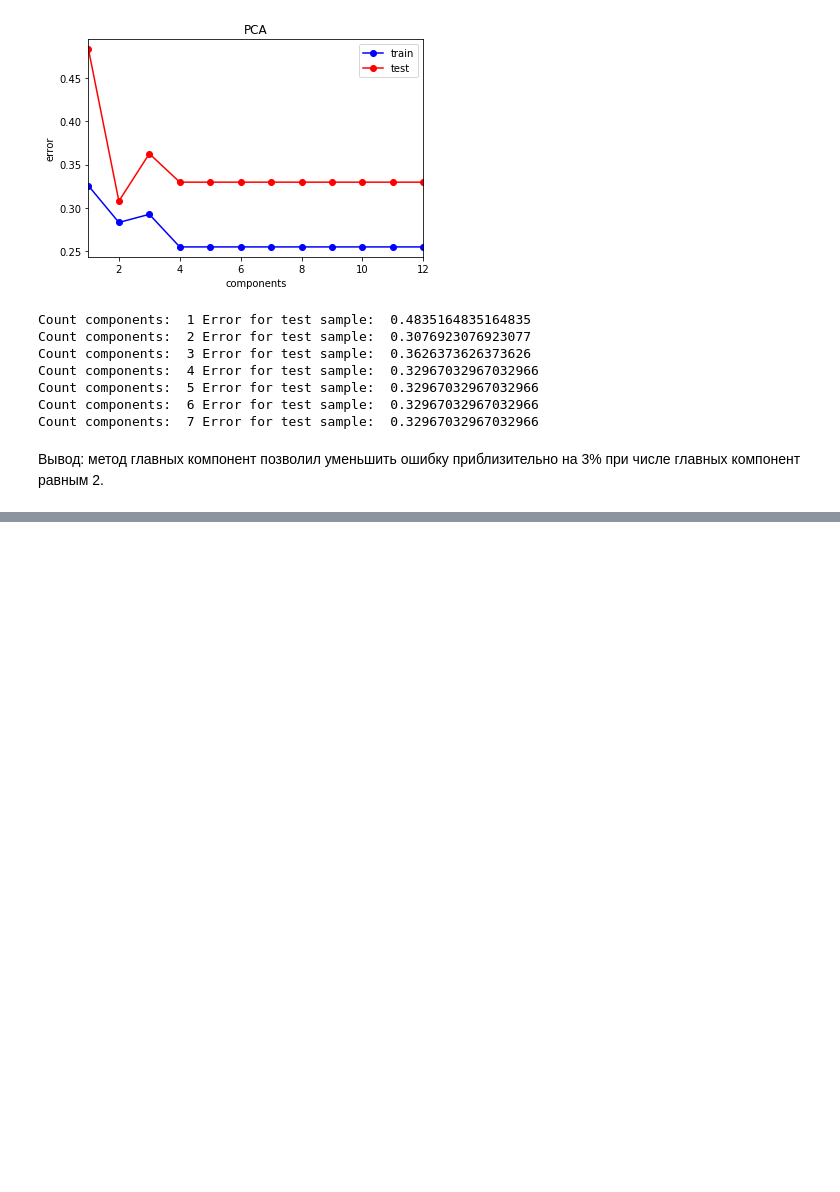
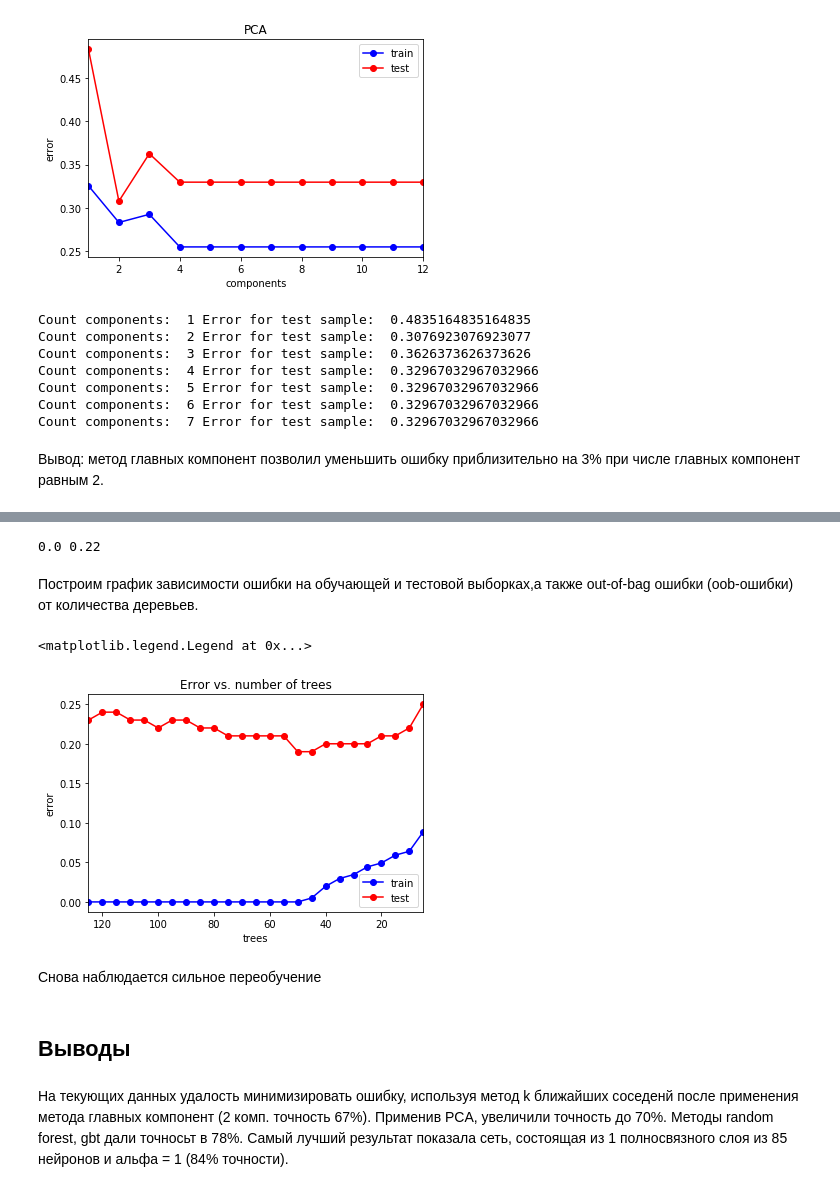
Before and after one commit to Mobious96/matstat, a Jupyter notebook: heart.ipynb, the cells around one changed output, grey strips where cells are left out. Cells and saved outputs as stored; diff of their text form; code cells hidden in the pictures; blank space fills up the shorter version.

```diff
--- a/heart.ipynb
+++ b/heart.ipynb
@@ -413,0 +637,3 @@ Count components:  7 Error for test sample:  0.32967032967032966
+# %%
+gbt = ensemble.GradientBoostingClassifier(n_estimators = 100)
+gbt.fit(X_train, y_train)
@@ -413,0 +651,34 @@ Count components:  7 Error for test sample:  0.32967032967032966
+# %%
+err_train = np.mean(y_train != gbt.predict(X_train))
+err_test  = np.mean(y_test  != gbt.predict(X_test))
+print(err_train, err_test)
+# %% [output]
+0.0 0.22
+# %% [markdown]
+Построим график зависимости ошибки на обучающей и тестовой выборках,а также out-of-bag ошибки (oob-ошибки) от количества деревьев.
+# %%
+trees_arr = np.arange(5, 126, 5)
+test_err = []
+train_err = []
+for trees in trees_arr:
+    gbt = ensemble.GradientBoostingClassifier(n_estimators = trees)
+    gbt.fit(X_train, y_train)
+    train_err.append(np.mean(y_train != gbt.predict(X_train)))
+    test_err.append(np.mean(y_test  != gbt.predict(X_test)))
+# %%
+plt.plot(trees_arr, train_err, 'b-o', label = 'train')
+plt.plot(trees_arr, test_err, 'r-o', label = 'test')
+plt.xlim([np.max(trees_arr), np.min(trees_arr)])
+plt.title('Error vs. number of trees')
+plt.xlabel('trees')
+plt.ylabel('error')
+plt.legend()
+# %% [output]
+<matplotlib.legend.Legend at 0x...>
+[figure, added]
+# %% [markdown]
+Снова наблюдается сильное переобучение
+# %% [markdown]
+## Выводы
+# %% [markdown]
+На текующих данных удалость минимизировать ошибку, используя метод k ближайших соседенй после применения метода главных компонент (2 комп. точность 67%). Применив PCA, увеличили точность до 70%. Методы random forest, gbt дали точносьт в 78%. Самый лучший результат показала сеть, состоящая из 1 полносвязного слоя из 85 нейронов и альфа = 1 (84% точности).
```
Also changed, not shown: parts of 42 cells of this notebook.
